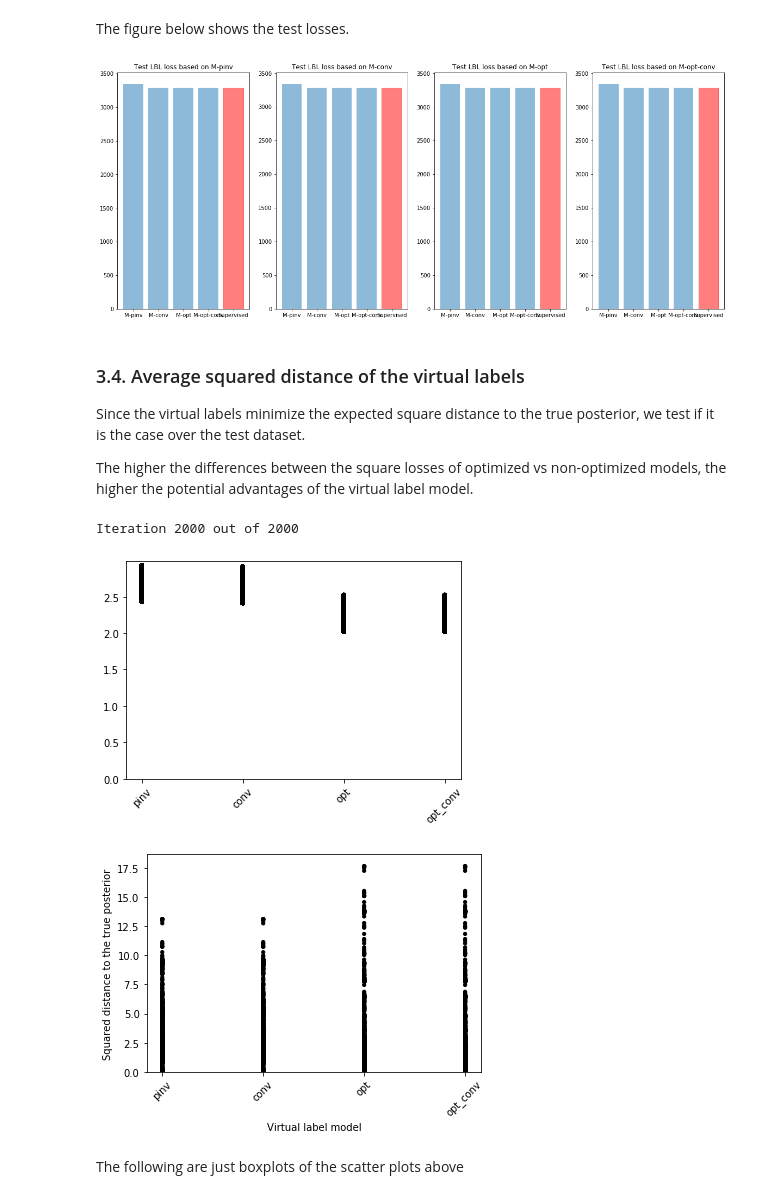
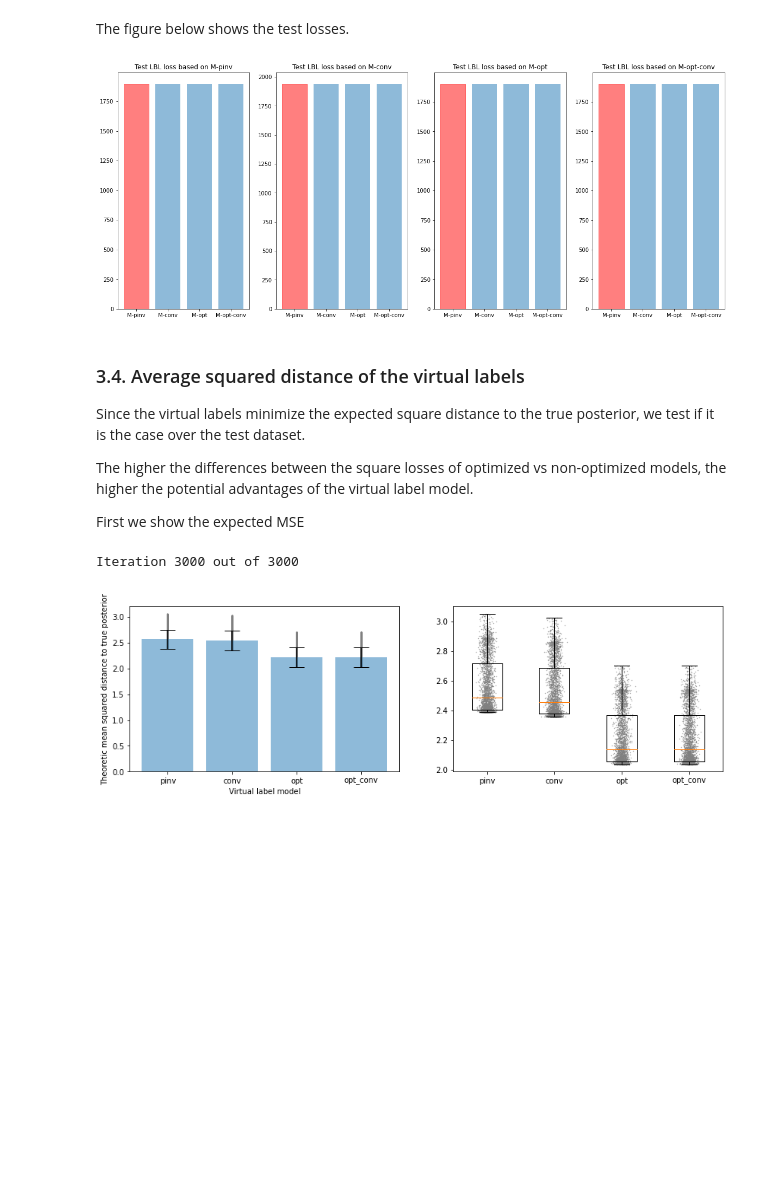
Before and after one commit to Orieus/WeakLabelModel, a Jupyter notebook: WL03_VL_vs_synthetic_data.ipynb, the cells around one changed output. Saved outputs shown, nothing was run; the diff lists cells and outputs as text; code cells hidden in the pictures; blank space fills up the shorter version.

```diff
--- a/WL03_VL_vs_synthetic_data.ipynb
+++ b/WL03_VL_vs_synthetic_data.ipynb
@@ -491,17 +584,17 @@ MSE for M-opt-conv is : 0.513121
 
 In principle, the classifier trained with virtual labels Z should be the one minimizing the loss based on Z. In the figure below, the smaller error is shown in red.
 # %%
-n_w = len(vl_models_weak)
+n_w = len(models_weak)
 
 plt.figure(figsize=[20, 8])
-for i, m1 in enumerate(vl_models_weak):
+for i, m1 in enumerate(models_weak):
     plt.subplot(1, n_w, i+1)
     barplot = plt.bar(loss_train[m1].keys(), loss_train[m1].values(), align='center', alpha=0.5,
                       ecolor='black', capsize=10)
     # Change the color of the minimum:
     lmin = min(loss_train[m1].values())
-    nmin = [n for n, m in enumerate(vl_models) if loss_train[m1][m] == lmin]
+    nmin = [n for n, m in enumerate(loss_train[m1]) if loss_train[m1][m] == lmin]
     for n in nmin:
         barplot[nmin[0]].set_color('r')
-    plt.title(f'Training {params["loss"]} loss based on {m1}')
+    plt.title(f'Training {algorithms[m1]["params"]["loss"]} loss based on {m1}')
 # %% [output]
@@ -510,27 +603,29 @@ for i, m1 in enumerate(vl_models_weak):
 The figure below shows the test losses.
 # %%
 plt.figure(figsize=[20, 8])
-for i, m1 in enumerate(vl_models_weak):
+for i, m1 in enumerate(models_weak):
     plt.subplot(1, n_w, i+1)
     barplot = plt.bar(loss_test[m1].keys(), loss_test[m1].values(), align='center', alpha=0.5,
                       ecolor='black', capsize=10)
     # Change the color of the minimum:
     lmin = min(loss_test[m1].values())
-    nmin = [n for n, m in enumerate(vl_models) if loss_test[m1][m] == lmin]
+    nmin = [n for n, m in enumerate(loss_test[m1]) if loss_test[m1][m] == lmin]
     for n in nmin:
         barplot[nmin[0]].set_color('r')
-    plt.title(f'Test {params["loss"]} loss based on {m1}')
+    plt.title(f'Test {algorithms[m1]["params"]["loss"]} loss based on {m1}')
 plt.show()
 # %% [output]
-[figure, old version]
+[figure, new version]
 # %% [markdown]
 ### 3.4. Average squared distance of the virtual labels
 
 Since the virtual labels minimize the expected square distance to the true posterior, we test if it is the case over the test dataset.
 
 The higher the differences between the square losses of optimized vs non-optimized models, the higher the potential advantages of the virtual label model.
+
+First we show the expected MSE
 # %%
-n_sim = min(2000, len(y_test))
+n_test = len(y_test)
 
 tag_list = ['pinv', 'conv', 'opt', 'opt_conv']
 mse = {tag: [] for tag in tag_list}
@@ -542,59 +637,50 @@ eta_mean = np.mean(eta_test, axis=0, keepdims=True).T
 p = M @ eta_mean
 # A sample based estimate (the one used by the algorithms)
 p_est = WLM.estimate_wl_priors(z_train)[0]
 
 # Compute different types of reconstruction matrices
 Y_pinv = wlw.virtual_label_matrix(M, p=None, convex=False)
 Y_conv = wlw.virtual_label_matrix(M, p=None, convex=True)
 Y_opt = wlw.virtual_label_matrix(M, p=p_est, convex=False)
 Y_opt_conv = wlw.virtual_label_matrix(M, p=p_est, convex=True)
 
 Y2p_pinv = np.diag(Y_pinv.T @ Y_pinv) @ p
 Y2p_conv = np.diag(Y_conv.T @ Y_conv) @ p
 Y2p_opt = np.diag(Y_opt.T @ Y_opt) @ p
 Y2p_opt_conv = np.diag(Y_opt_conv.T @ Y_opt_conv) @ p
 
 p_test = eta_test @ M.T
 eta2 = np.sum(eta_test**2, axis=1, keepdims=True)
 
-for n in range(n_sim):
-    print(f"\rIteration {n+1} out of {n_sim}   ", end="")
+for n in range(n_test):
+    print(f"\rIteration {n+1} out of {n_test}   ", end="")
     mse['pinv'].append(Y2p_pinv - eta2[n])
     mse['conv'].append(Y2p_conv - eta2[n])
     mse['opt'].append(Y2p_opt - eta2[n])
     mse['opt_conv'].append(Y2p_opt_conv - eta2[n])
+mse_mean2 = [np.mean(v) for k, v in mse.items()]
+mse_std2 = [np.std(v) for k, v in mse.items()]
 
-# Virtual-label-based square error
-v_test = WLM.virtual_labels_from_Y(z_test, Y_pinv)
-vse['pinv'] = np.sum((eta_test-v_test)**2, axis=1)
-v_test = WLM.virtual_labels_from_Y(z_test, Y_conv)
-vse['conv'] = np.sum((eta_test-v_test)**2, axis=1)
-v_test = WLM.virtual_labels_from_Y(z_test, Y_opt)
-vse['opt'] = np.sum((eta_test-v_test)**2, axis=1)
-v_test = WLM.virtual_labels_from_Y(z_test, Y_opt_conv)
-vse['opt_conv'] = np.sum((eta_test-v_test)**2, axis=1)
-
+plt.figure(figsize=[14, 4])
+plt.subplot(1, 2, 1)
+plt.bar(mse.keys(), mse_mean2, yerr=mse_std2, align='center', alpha=0.5, ecolor='black', capsize=10)
 for i, tag in enumerate(tag_list):
-    plt.scatter([i + 1]*n_sim, mse[tag], c=[i]*n_sim, s=10, cmap='copper')
-plt.xticks(range(1, 1 + len(tag_list)), tag_list, rotation='45')
+    plt.scatter([i]*n_test, mse[tag], color='gray', s=1, cmap='copper')
+plt.xticks(tag_list, rotation='0')
 plt.axis('tight')
 plt.ylim((0, plt.ylim()[1]))
 plt.xlabel('Virtual label model')
-plt.ylabel('Theoretical mean squared distance to the true posterior')
-plt.show(block=False)
+plt.ylabel('Theoretic mean squared distance to true posterior')
 
-N = v_test.shape[0]
+# Arrange data into matrix for boxplot
+Z = np.array([np.array(v).T[0] for v in mse.values()]).T
+
+plt.subplot(1, 2, 2)
 for i, tag in enumerate(tag_list):
-    plt.scatter([i + 1]*N, vse[tag], c=[i] * N, s=10, cmap='copper')
-plt.xticks(range(1, 1 + len(tag_list)), tag_list, rotation='45')
-plt.axis('tight')
-plt.ylim((0, plt.ylim()[1]))
-plt.xlabel('Virtual label model')
-plt.ylabel('Empirical squared distance to the true posterior')
-plt.show(block=False)
+    xi = i + 1 + 0.05 * np.random.randn(n_test)
+    plt.scatter(xi, mse[tag], s=0.1, color='gray')
+plt.boxplot(Z, labels=mse.keys(), showfliers=False)
+plt.show()
 # %% [output]
-Iteration 2000 out of 2000
+Iteration 3000 out of 3000
-[figure, old version]
+[figure, new version]
-[figure, removed]
-# %% [markdown]
-The following are just boxplots of the scatter plots above
```
Also changed, not shown: parts of 34 cells of this notebook, 8 other files.
